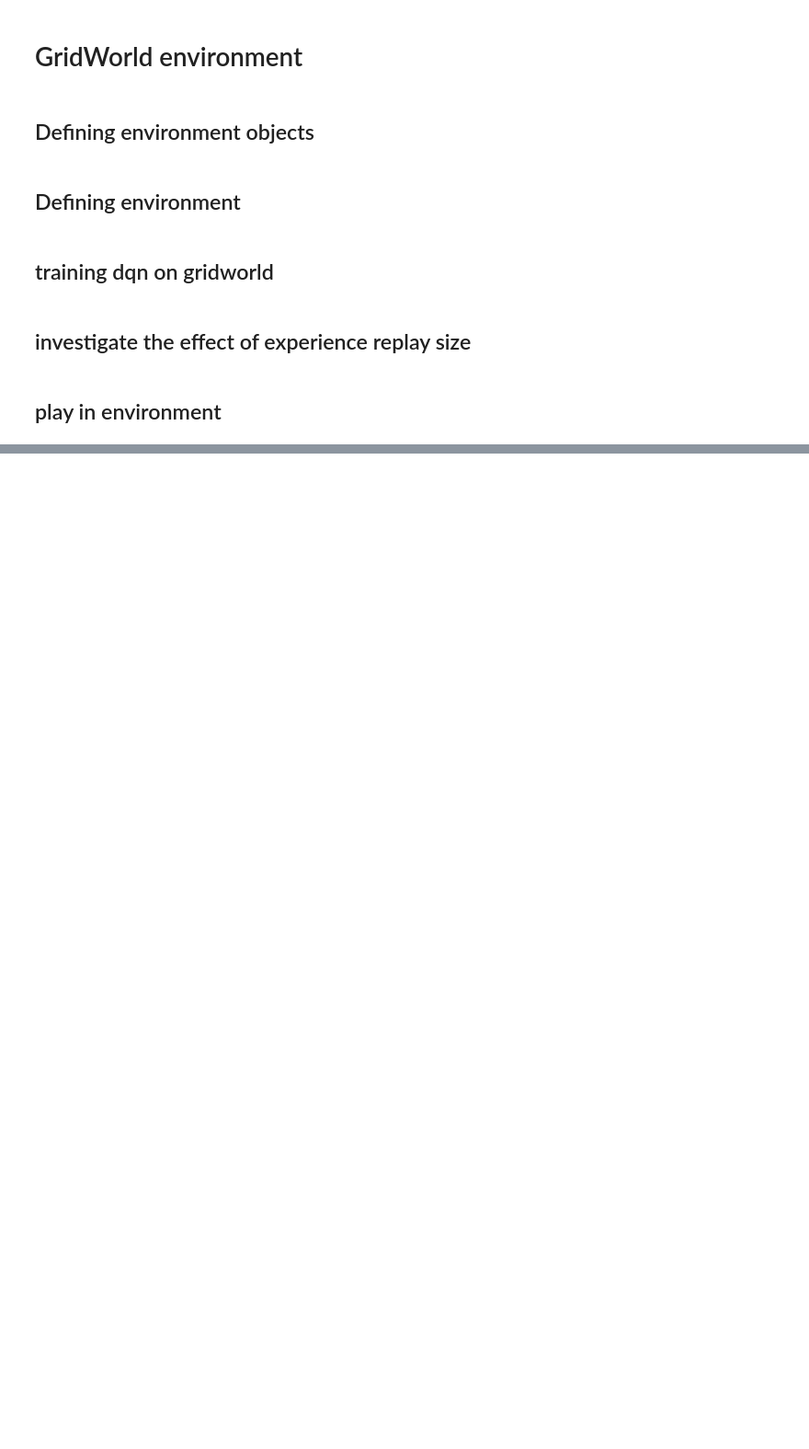
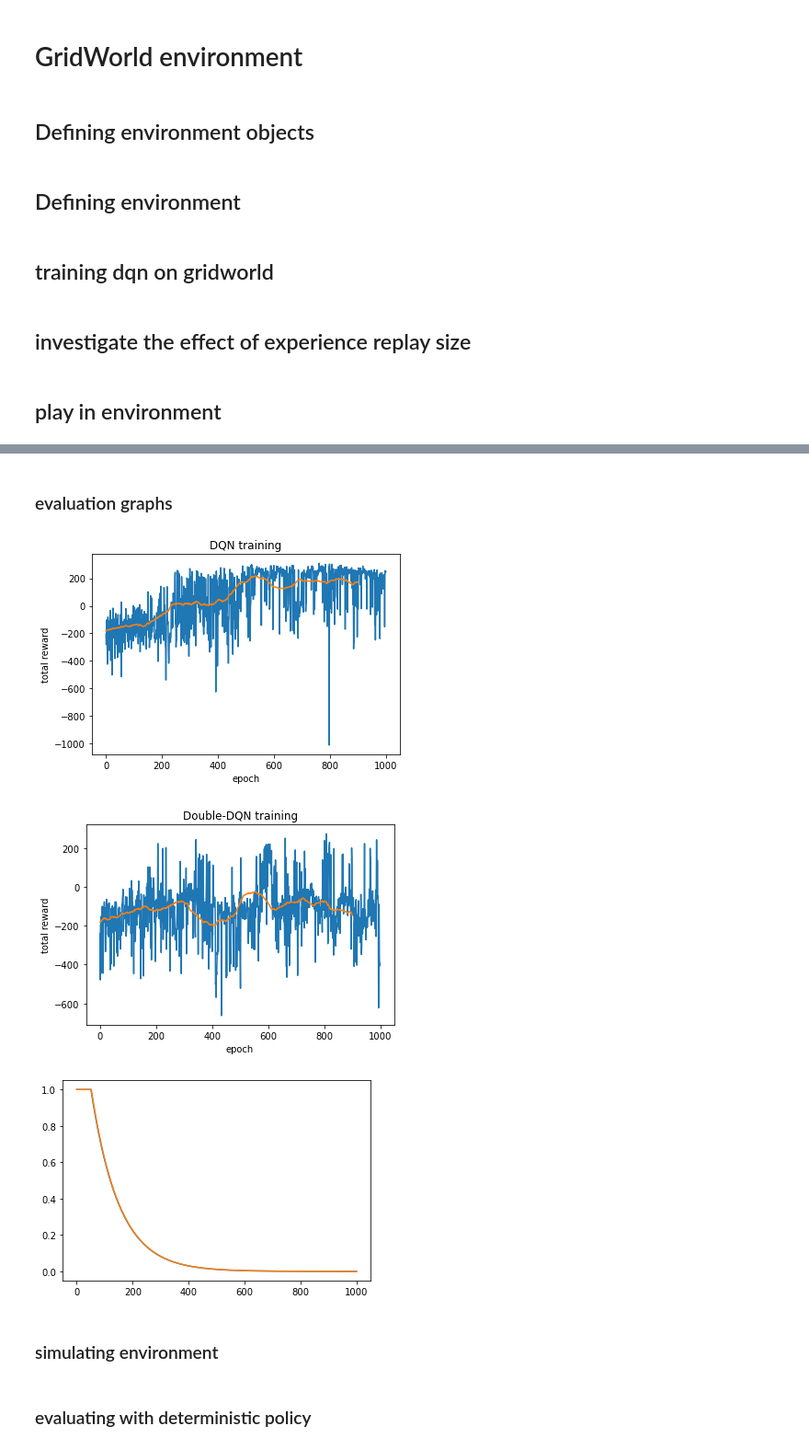
Before and after one commit to navidmdn/rl_fall2021, a Jupyter notebook: cse446-A2/solution.ipynb, the cells around one changed output, grey strips where cells are left out. Shown at 92% size. Cells and saved outputs as stored; diff of their text form; code cells hidden in the pictures; blank space fills up the shorter version.

```diff
--- a/cse446-A2/solution.ipynb
+++ b/cse446-A2/solution.ipynb
@@ -713,0 +1078,33 @@ play(gold_hunt_env, dqn)
+# %% [markdown]
+### evaluation graphs
+# %%
+def moving_average(a, n=3) :
+    ret = np.cumsum(a, dtype=float)
+    ret[n:] = ret[n:] - ret[:-n]
+    return ret[n - 1:] / n
+
+
+plt.plot(dqn_ret)
+plt.plot(moving_average(dqn_ret, n=100))
+plt.xlabel('epoch')
+plt.ylabel('total reward')
+plt.title('DQN training')
+plt.show()
+
+
+plt.plot(ddqn_ret)
+plt.plot(moving_average(ddqn_ret, n=100))
+plt.xlabel('epoch')
+plt.ylabel('total reward')
+plt.title('Double-DQN training')
+plt.show()
+
+plt.plot(ddqn_eps)
+plt.plot(dqn_eps)
+plt.show()
+# %% [output]
+[figure, added]
+[figure, added]
+[figure, added]
+# %% [markdown]
+### simulating environment
@@ -713,0 +1132,2 @@ play(gold_hunt_env, dqn)
+# %% [markdown]
+### evaluating with deterministic policy
```
Also changed, not shown: parts of 35 cells of this notebook, 1 other file.
